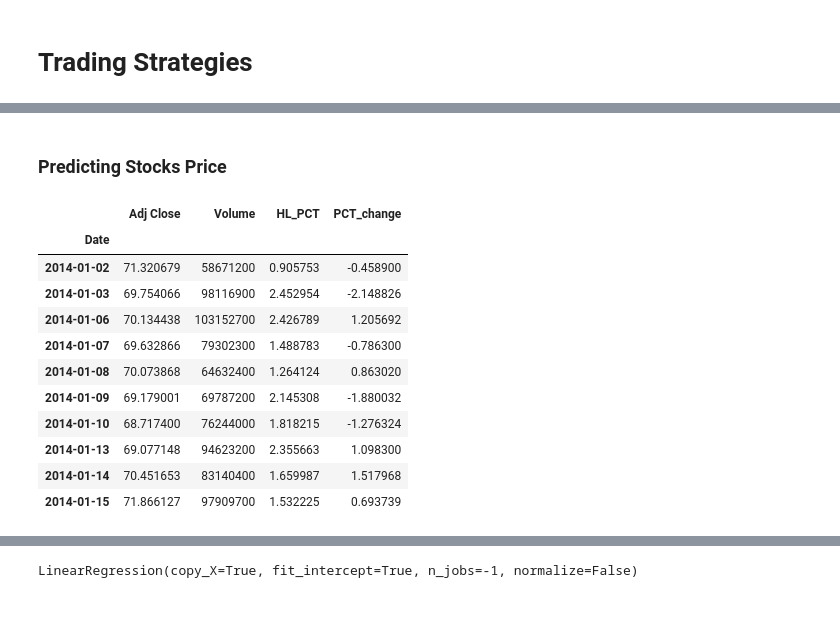
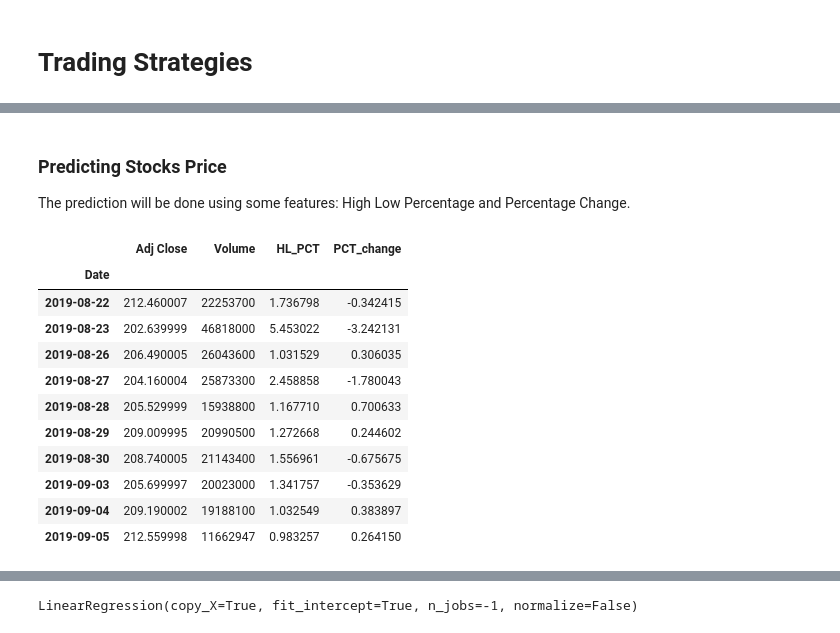
Before and after one commit to Eduzc07/machinelearning, a Jupyter notebook: 2_Finance/StockPrediction.ipynb, the cells around one changed output, grey strips where cells are left out. Saved outputs shown, nothing was run; the diff lists cells and outputs as text; code cells hidden in the pictures.

```diff
--- a/2_Finance/StockPrediction.ipynb
+++ b/2_Finance/StockPrediction.ipynb
@@ -40,24 +129,0 @@ Mounted at /content/drive
-# %%
-from pandas_datareader import data as pdr
-import os.path
-import fix_yahoo_finance as yf
-
-name = 'AAPL'
-nameFile = 'output/%s.csv'%name
-bForce = False #Change to true to force update
-
-if os.path.isfile(nameFile) and not bForce:
-  print('%s already exist. It will be read.'%name)
-  # Read file if it has been saved
-  df_full = pd.read_csv(nameFile)
-else:
-  yf.pdr_override()
-  df_full = pdr.get_data_yahoo("AAPL", start="2014-01-01").reset_index()
-  df_full.to_csv('output/AAPL.csv', index=False)
-
-# Converts string to datetime
-df_full['Date'] = pd.to_datetime(df_full.Date, format='%Y-%m-%d')
-# Set the index of dataframe to date column
-df_full = df_full.set_index('Date')
-
-df_full.head()
@@ -152,23 +191,25 @@ rets.plot(label='return')
-# %% [markdown]
-### Predicting Stocks Price
+# %% [markdown]
+### Predicting Stocks Price
+
+The prediction will be done using some features:  High Low Percentage and Percentage Change.
 # %%
 dfreg = df_full.loc[:,['Adj Close','Volume']]
 #High Low Percentage
 dfreg['HL_PCT'] = (df_full['High'] - df_full['Low']) / df_full['Close'] * 100.0
 #Percentage Change
 dfreg['PCT_change'] = (df_full['Close'] - df_full['Open']) / df_full['Open'] * 100.0
 
-dfreg.head(10)
+dfreg.tail(10)
 # %% [output]
 |  | Adj Close | Volume | HL_PCT | PCT_change |
 | Date |  |  |  |  |
-| 2014-01-02 | 71.320679 | 58671200 | 0.905753 | -0.458900 |
-| 2014-01-03 | 69.754066 | 98116900 | 2.452954 | -2.148826 |
-| 2014-01-06 | 70.134438 | 103152700 | 2.426789 | 1.205692 |
-| 2014-01-07 | 69.632866 | 79302300 | 1.488783 | -0.786300 |
-| 2014-01-08 | 70.073868 | 64632400 | 1.264124 | 0.863020 |
-| 2014-01-09 | 69.179001 | 69787200 | 2.145308 | -1.880032 |
-| 2014-01-10 | 68.717400 | 76244000 | 1.818215 | -1.276324 |
-| 2014-01-13 | 69.077148 | 94623200 | 2.355663 | 1.098300 |
-| 2014-01-14 | 70.451653 | 83140400 | 1.659987 | 1.517968 |
-| 2014-01-15 | 71.866127 | 97909700 | 1.532225 | 0.693739 |
+| 2019-08-22 | 212.460007 | 22253700 | 1.736798 | -0.342415 |
+| 2019-08-23 | 202.639999 | 46818000 | 5.453022 | -3.242131 |
+| 2019-08-26 | 206.490005 | 26043600 | 1.031529 | 0.306035 |
+| 2019-08-27 | 204.160004 | 25873300 | 2.458858 | -1.780043 |
+| 2019-08-28 | 205.529999 | 15938800 | 1.167710 | 0.700633 |
+| 2019-08-29 | 209.009995 | 20990500 | 1.272668 | 0.244602 |
+| 2019-08-30 | 208.740005 | 21143400 | 1.556961 | -0.675675 |
+| 2019-09-03 | 205.699997 | 20023000 | 1.341757 | -0.353629 |
+| 2019-09-04 | 209.190002 | 19188100 | 1.032549 | 0.383897 |
+| 2019-09-05 | 212.559998 | 11662947 | 0.983257 | 0.264150 |
```
Also changed, not shown: parts of 79 cells of this notebook.
